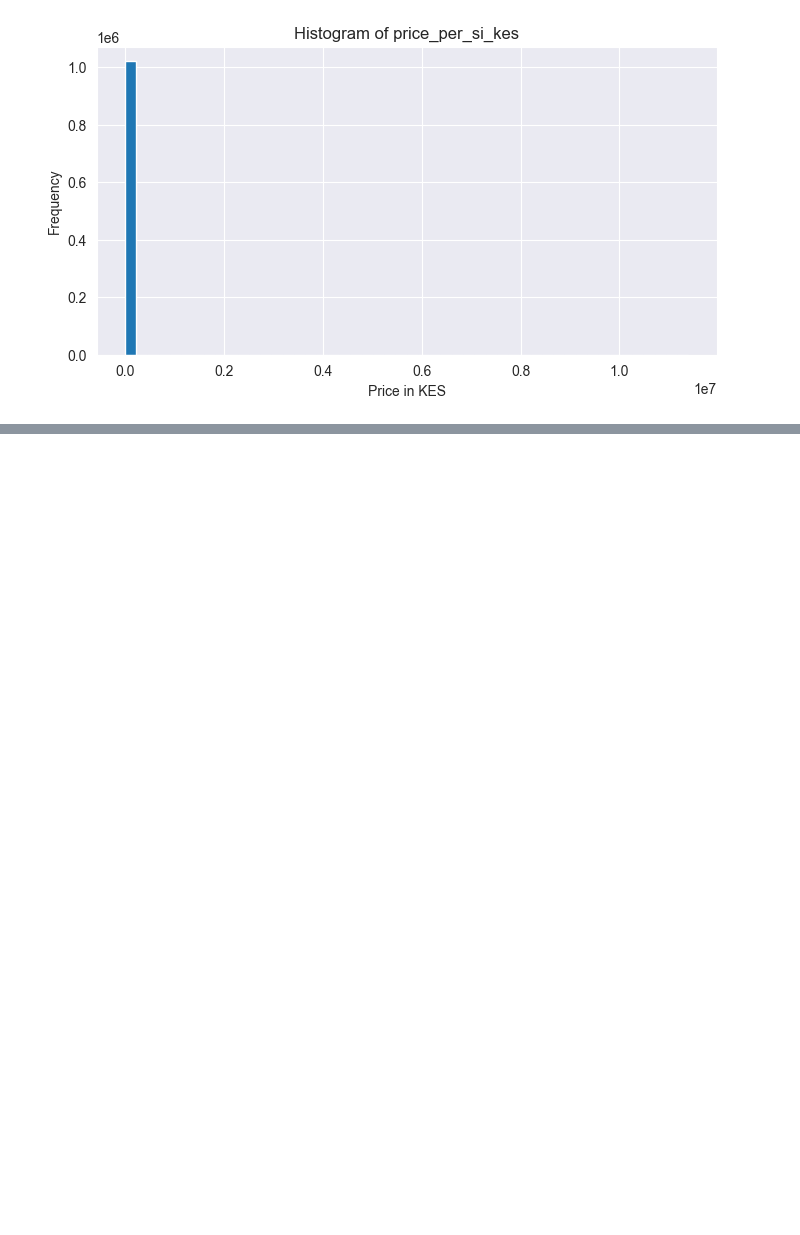
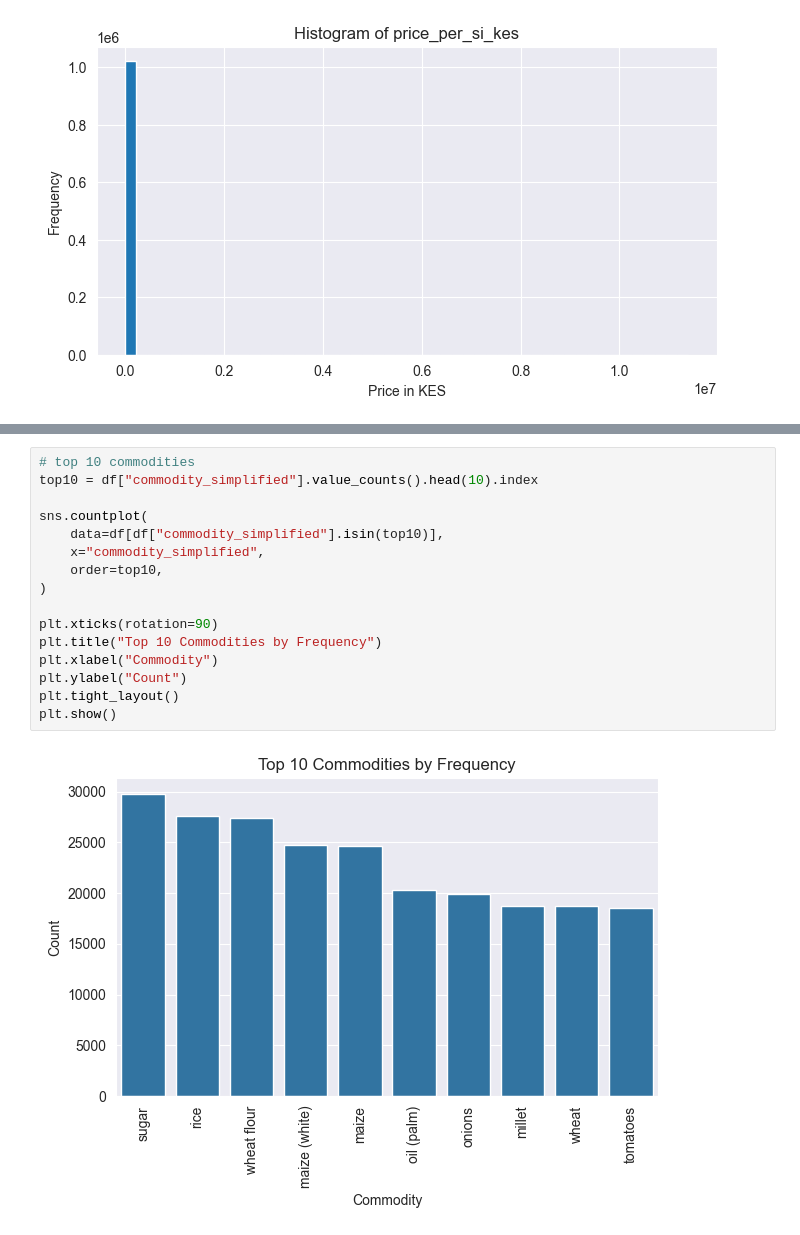
Before and after one commit to Cyrusz55/food_price_analysis, a Jupyter notebook: book1.ipynb, the cells around one changed output, grey strips where cells are left out. Saved outputs shown, nothing was run; the diff lists cells and outputs as text; blank space fills up the shorter version.

```diff
--- a/book1.ipynb
+++ b/book1.ipynb
@@ -755,0 +751,18 @@ plt.show()
+# %%
+# top 10 commodities
+top10 = df["commodity_simplified"].value_counts().head(10).index
+
+sns.countplot(
+    data=df[df["commodity_simplified"].isin(top10)],
+    x="commodity_simplified",
+    order=top10,
+)
+
+plt.xticks(rotation=90)
+plt.title("Top 10 Commodities by Frequency")
+plt.xlabel("Commodity")
+plt.ylabel("Count")
+plt.tight_layout()
+plt.show()
+# %% [output]
+[figure, added]
```
Also changed, not shown: parts of 13 cells of this notebook.
